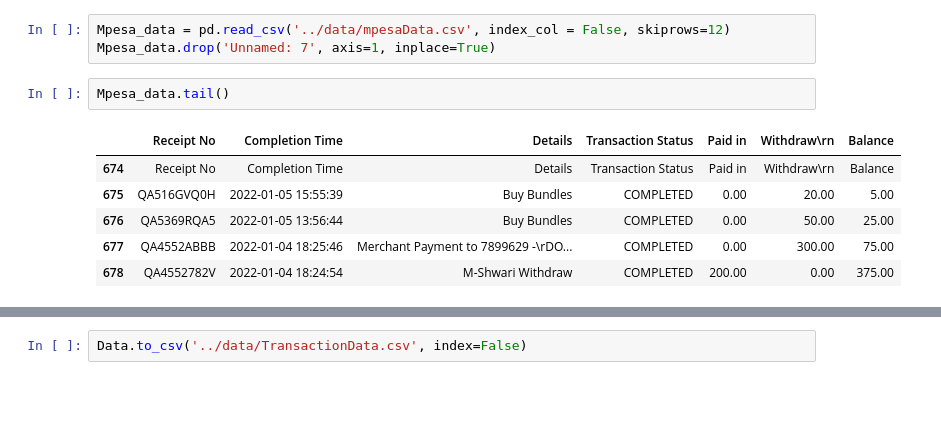
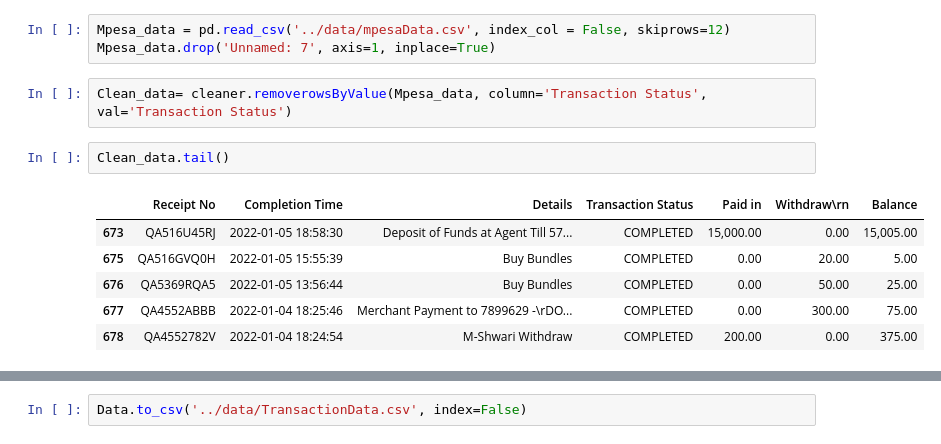
Before and after one commit to Stella-Mutacho/Mpesa-analysis, a Jupyter notebook: notebooks/Extract.ipynb, the cells around one changed output, grey strips where cells are left out. Saved outputs shown, nothing was run; the diff lists cells and outputs as text; blank space fills up the shorter version.

```diff
--- a/notebooks/Extract.ipynb
+++ b/notebooks/Extract.ipynb
@@ -67,11 +67,13 @@ Drop the Transaction status since all transactions were completed
 # %%
 Mpesa_data = pd.read_csv('../data/mpesaData.csv', index_col = False, skiprows=12)
 Mpesa_data.drop('Unnamed: 7', axis=1, inplace=True)
+# %%
+Clean_data= cleaner.removerowsByValue(Mpesa_data, column='Transaction Status', val='Transaction Status')
 # %%
-Mpesa_data.tail()
+Clean_data.tail()
 # %% [output]
 |  | Receipt No | Completion Time | Details | Transaction Status | Paid in | Withdraw\rn | Balance |
-| 674 | Receipt No | Completion Time | Details | Transaction Status | Paid in | Withdraw\rn | Balance |
+| 673 | QA516U45RJ | 2022-01-05 18:58:30 | Deposit of Funds at Agent Till 57... | COMPLETED | 15,000.00 | 0.00 | 15,005.00 |
 | 675 | QA516GVQ0H | 2022-01-05 15:55:39 | Buy Bundles | COMPLETED | 0.00 | 20.00 | 5.00 |
 | 676 | QA5369RQA5 | 2022-01-05 13:56:44 | Buy Bundles | COMPLETED | 0.00 | 50.00 | 25.00 |
 | 677 | QA4552ABBB | 2022-01-04 18:25:46 | Merchant Payment to 7899629 -\rDO... | COMPLETED | 0.00 | 300.00 | 75.00 |
```
Also changed, not shown: parts of 20 cells of this notebook.
